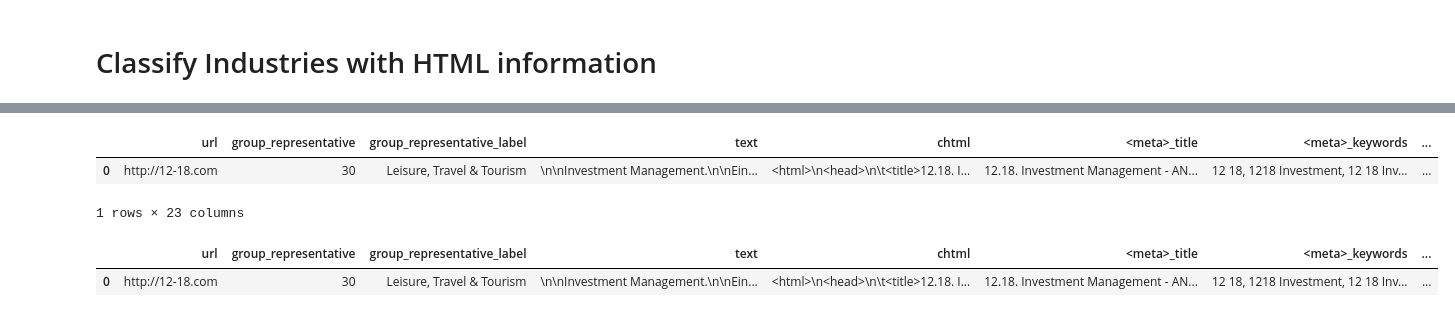
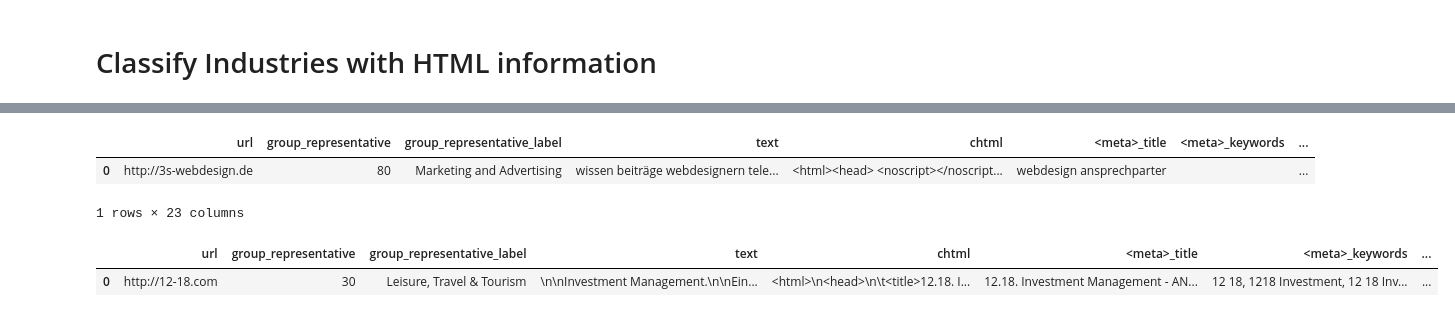
Before and after one commit to realjanpaulus/industryhtml, a Jupyter notebook: notebooks/classify_industries.ipynb, the cells around one changed output, grey strips where cells are left out. Drawn from its saved outputs; the diff is of its cells as text; code cells hidden in the pictures.

```diff
--- a/notebooks/classify_industries.ipynb
+++ b/notebooks/classify_industries.ipynb
@@ -43,7 +43,7 @@ from app.utils import (clean_boilerplate,
                        remove_tags)
 # %%
 %%time
-train = pd.read_csv("../data/ctrain.csv", nrows=1000).fillna("")
+train = pd.read_csv("../data/cptrain_10.csv", nrows=1000).fillna("")
 #train = train.fillna("")
 train.head(1)
 # %% [output]
@@ -52,5 +52,5 @@ Wall time: 121 ms
 |  | url | group_representative | group_representative_label | text | chtml | <meta>_title | <meta>_keywords | ... |
-| 0 | http://12-18.com | 30 | Leisure, Travel & Tourism | \n\nInvestment Management.\n\nEin... | <html>\n<head>\n\t<title>12.18. I... | 12.18. Investment Management - AN... | 12 18, 1218 Investment, 12 18 Inv... | ... |
+| 0 | http://3s-webdesign.de | 80 | Marketing and Advertising | wissen beiträge webdesignern tele... | <html><head> <noscript></noscript... | webdesign ansprechparter |  | ... |
 1 rows × 23 columns
 # %%
 train = pd.read_csv("../data/ctrain.csv", lineterminator='\n').fillna("")
```
Also changed, not shown: parts of 1 cell of this notebook, 5 other files.
